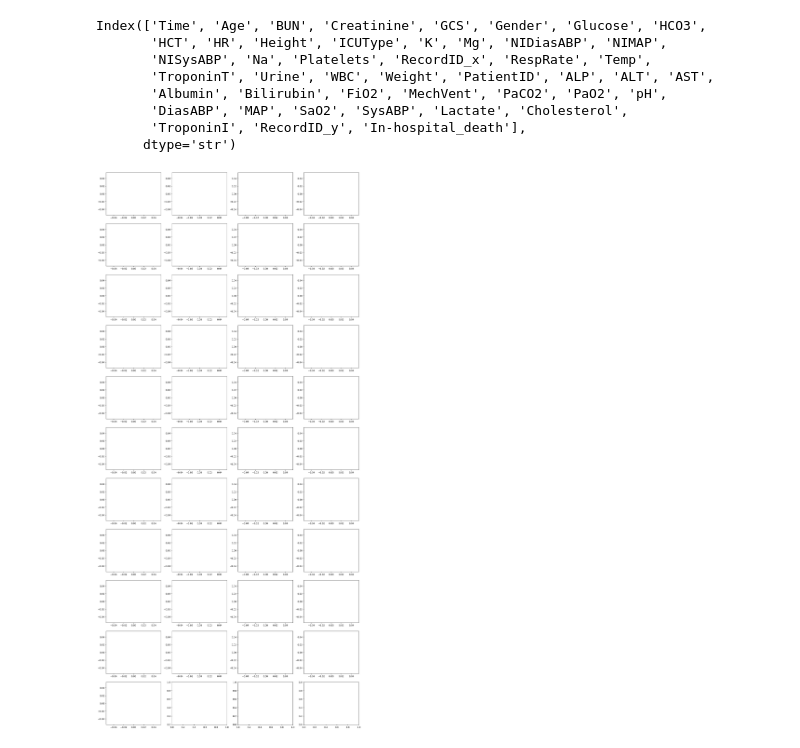
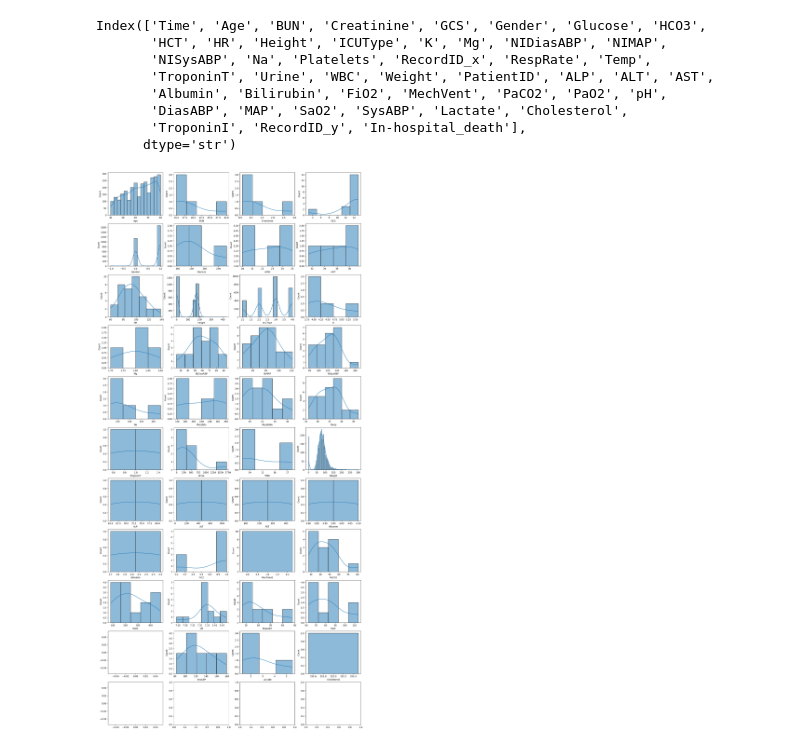
Before and after one commit to NiciBalke/ML4HC-Project1, a Jupyter notebook: EDA.ipynb, the cells around one changed output. Drawn from its saved outputs; the diff is of its cells as text; code cells hidden in the pictures.

```diff
--- a/EDA.ipynb
+++ b/EDA.ipynb
@@ -40,6 +40,7 @@ def plot_vars(dataframe):
               sb.histplot(data_to_plot, kde = True, ax = ax)
 # %%
 ages_20till30 = processed_df[(processed_df["Age"] <=80) & (processed_df["Age"] >=40)]
-plot_vars(ages_20till30)
+#plot_vars(ages_20till30)
+plot_vars(processed_df)
 # %% [output]
-[figure, old version]
+[figure, new version]
```
Also changed, not shown: 3 other files.
